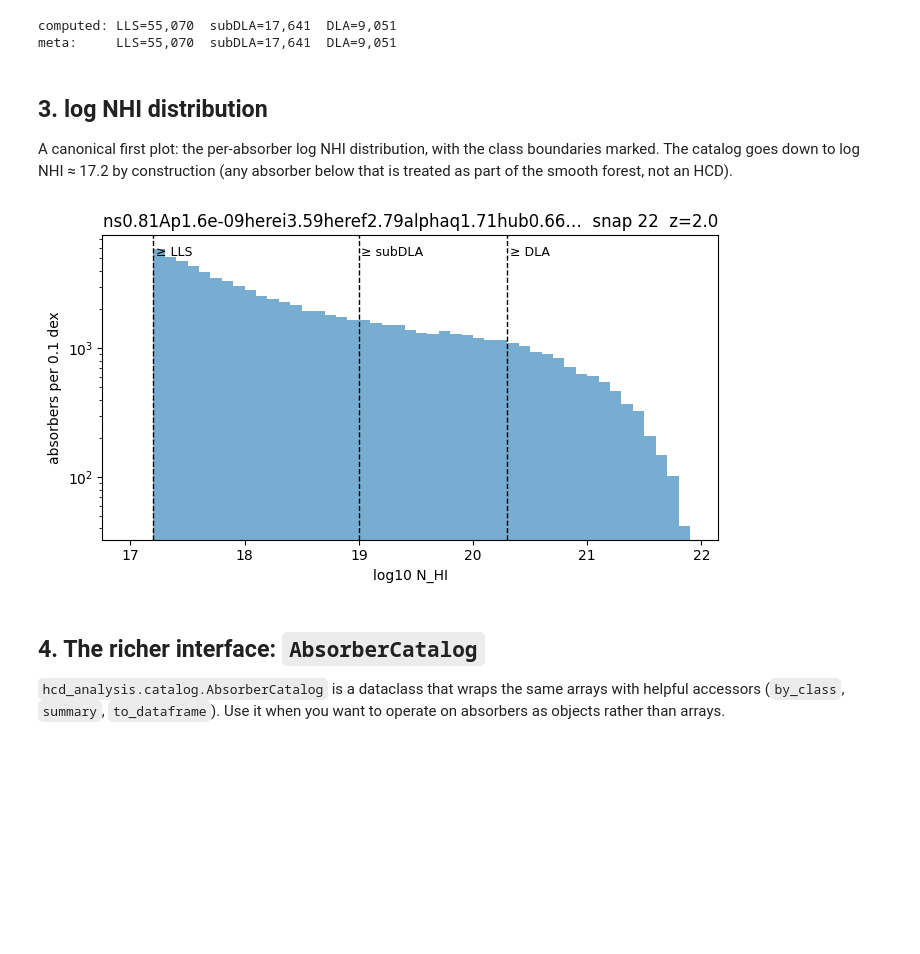
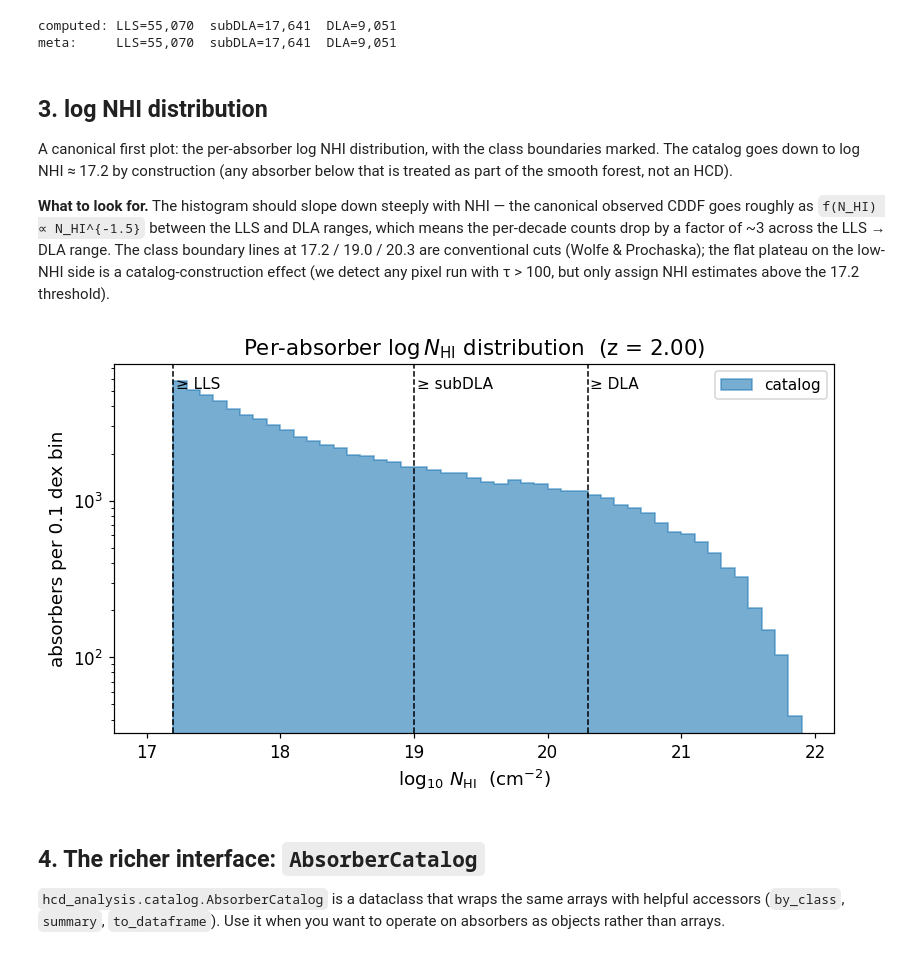
Before and after one commit to jibanCat/hcd_priya, a Jupyter notebook: notebooks/tutorials/01_reading_catalogs_and_spectra.ipynb, the cells around one changed output. Drawn from its saved outputs; the diff is of its cells as text; code cells hidden in the pictures; blank space fills up the shorter version.

```diff
--- a/notebooks/tutorials/01_reading_catalogs_and_spectra.ipynb
+++ b/notebooks/tutorials/01_reading_catalogs_and_spectra.ipynb
@@ -179,18 +227,31 @@ A canonical first plot: the per-absorber log NHI distribution, with the
 class boundaries marked.  The catalog goes down to log NHI ≈ 17.2 by
 construction (any absorber below that is treated as part of the smooth
 forest, not an HCD).
+
+**What to look for.**  The histogram should slope down steeply with NHI
+— the canonical observed CDDF goes roughly as `f(N_HI) ∝ N_HI^{-1.5}`
+between the LLS and DLA ranges, which means the per-decade counts drop
+by a factor of ~3 across the LLS → DLA range.  The class boundary lines
+at 17.2 / 19.0 / 20.3 are conventional cuts (Wolfe & Prochaska); the
+flat plateau on the low-NHI side is a catalog-construction effect (we
+detect any pixel run with τ > 100, but only assign NHI estimates above
+the 17.2 threshold).
 # %%
-fig, ax = plt.subplots(figsize=(7, 4))
-ax.hist(log_nhi, bins=np.arange(17.0, 22.0, 0.1), histtype='stepfilled', alpha=0.6)
+fig, ax = plt.subplots(figsize=(7.5, 4.5))
+ax.hist(log_nhi, bins=np.arange(17.0, 22.0, 0.1), histtype='stepfilled',
+        alpha=0.6, color='C0', edgecolor='C0', label='catalog')
 for boundary, label in [(17.2, 'LLS'), (19.0, 'subDLA'), (20.3, 'DLA')]:
     ax.axvline(boundary, color='k', linestyle='--', linewidth=1)
-    ax.text(boundary + 0.02, ax.get_ylim()[1] * 0.85, f'≥ {label}', fontsize=9)
-ax.set(xlabel='log10 N_HI', ylabel='absorbers per 0.1 dex', title=f'{SIM[:50]}…  snap {SNAP}  z={meta["z"]}')
+    ax.text(boundary + 0.02, ax.get_ylim()[1] * 0.85, f'≥ {label}', fontsize=10)
+ax.set_xlabel(r'$\log_{10}\, N_{\rm HI}$  (cm$^{-2}$)')
+ax.set_ylabel('absorbers per 0.1 dex bin')
+ax.set_title(fr'Per-absorber $\log N_{{\rm HI}}$ distribution  (z = {meta["z"]:.2f})')
 ax.set_yscale('log')
-fig.tight_layout()
+ax.legend(loc='upper right')
+save_fig(fig, 'NB01_log_nhi_histogram')
 plt.show()
 # %% [output]
-[figure, old version]
+[figure, new version]
 # %% [markdown]
 ## 4. The richer interface: `AbsorberCatalog`
 
```
Also changed, not shown: parts of 3 cells of this notebook, 17 other files.
